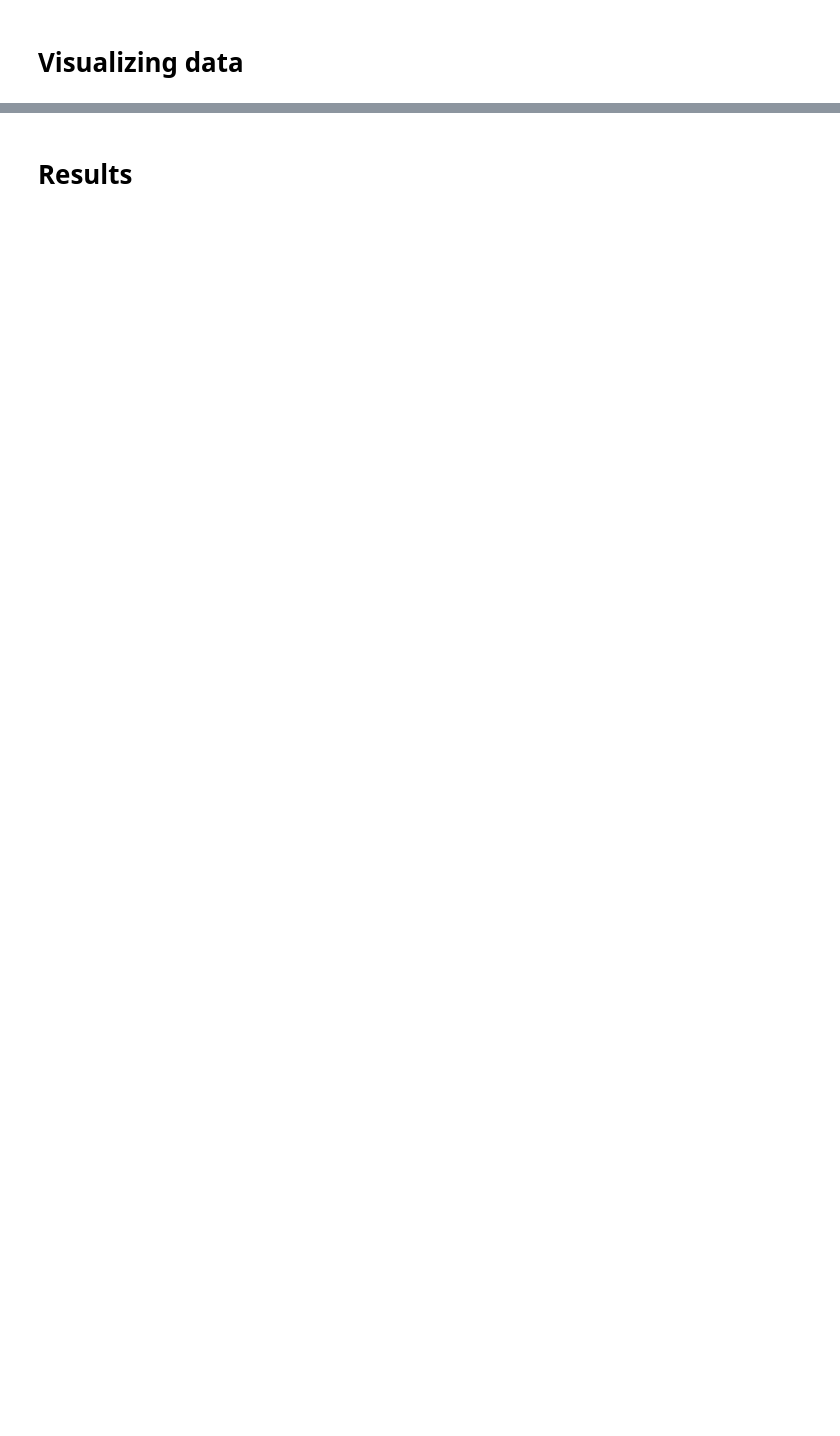
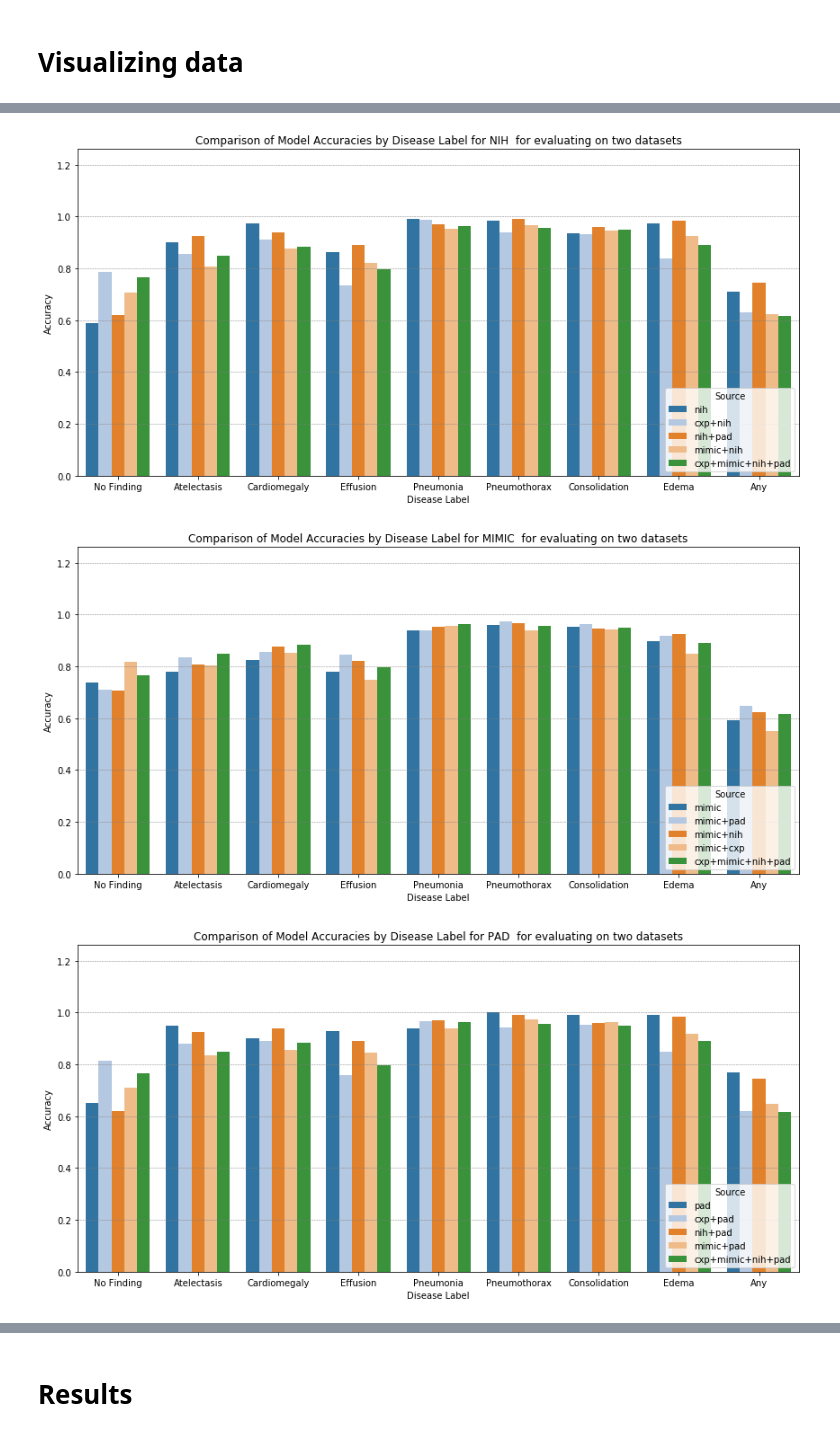
Before and after one commit to nstawski/dlh-final-project, a Jupyter notebook: Nina_Stawski_final_project_stats.ipynb, the cells around one changed output, grey strips where cells are left out. Saved outputs shown, nothing was run; the diff lists cells and outputs as text; code cells hidden in the pictures; blank space fills up the shorter version.

```diff
--- a/Nina_Stawski_final_project_stats.ipynb
+++ b/Nina_Stawski_final_project_stats.ipynb
@@ -2570,26 +2617,27 @@ plt.show()
 # %%
-dataset_names = ['nih', 'mimic', 'pad', 'cxp']
+def plot_accuracy_per_dataset(report, chart_name=""):
+    dataset_names = ['nih', 'mimic', 'pad', 'cxp']
 
-for dataset_name in dataset_names:
-    dataset_specific = combined_report[combined_report['source'].str.contains(dataset_name)]
+    for dataset_name in dataset_names:
+        dataset_specific = report[report['source'].str.contains(dataset_name)]
 
-    sorted_sources = sorted(dataset_specific['source'].unique(), key=lambda x: (x.count('+'), x != dataset_name))
-    dataset_specific = dataset_specific[dataset_specific['source'].isin(sorted_sources)].sort_values(by='source', key=lambda x: x.map(dict(zip(sorted_sources, range(len(sorted_sources))))))
+        sorted_sources = sorted(dataset_specific['source'].unique(), key=lambda x: (x.count('+'), x != dataset_name))
+        dataset_specific = dataset_specific[dataset_specific['source'].isin(sorted_sources)].sort_values(by='source', key=lambda x: x.map(dict(zip(sorted_sources, range(len(sorted_sources))))))
 
-    plt.figure(figsize=(12, 6))
+        plt.figure(figsize=(12, 6))
 
-    ax = sns.barplot(data=dataset_specific, x='Label', y='Accuracy', hue='source', palette='tab20')
+        ax = sns.barplot(data=dataset_specific, x='Label', y='Accuracy', hue='source', palette='tab20')
 
-    for y in ax.get_yticks():
-        plt.axhline(y, color='gray', linewidth=0.5, linestyle='--')
+        for y in ax.get_yticks():
+            plt.axhline(y, color='gray', linewidth=0.5, linestyle='--')
 
-    plt.title(f'Comparison of Model Accuracies by Disease Label for {dataset_name.upper()}')
-    plt.ylabel('Accuracy')
-    plt.xlabel('Disease Label')
-    plt.xticks(rotation=45)
-    plt.legend(title='Source', loc='lower right')
+        plt.title(f'Comparison of Model Accuracies by Disease Label for {dataset_name.upper()} {" for " + chart_name if chart_name else None}')
+        plt.ylabel('Accuracy')
+        plt.xlabel('Disease Label')
+        plt.xticks()
+        plt.legend(title='Source', loc='lower right')
 
-    plt.tight_layout()
+        plt.tight_layout()
 
-    # Show the plot
-    plt.show()
+        # Show the plot
+        plt.show()
@@ -2600,0 +2644,8 @@ for dataset_name in dataset_names:
+# %%
+plot_accuracy_per_dataset(two_dataset_combined_report, "evaluating on two datasets")
+plot_accuracy_per_dataset(one_dataset_combined_report, "evaluating on one dataset")
+plot_accuracy_per_dataset(balanced_dataset_combined_report, "evaluating on a balanced dataset")
+# %% [output]
+[figure, added]
+[figure, added]
+[figure, added]
```
Also changed, not shown: parts of 36 cells of this notebook, 2 other files.
